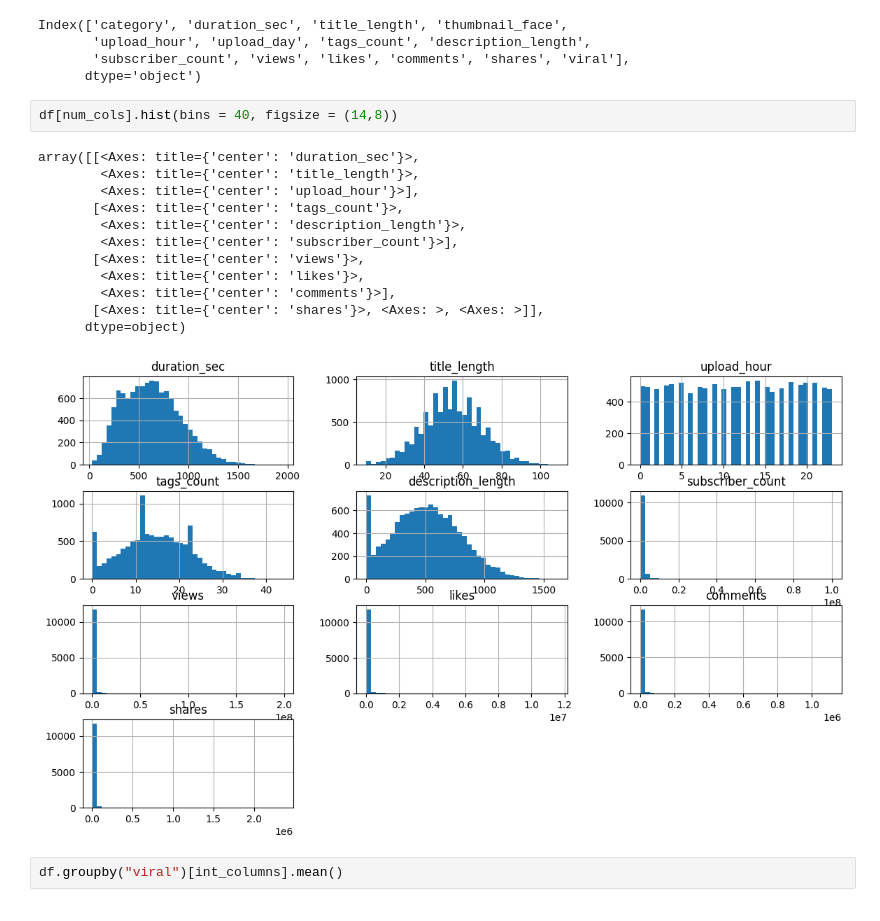
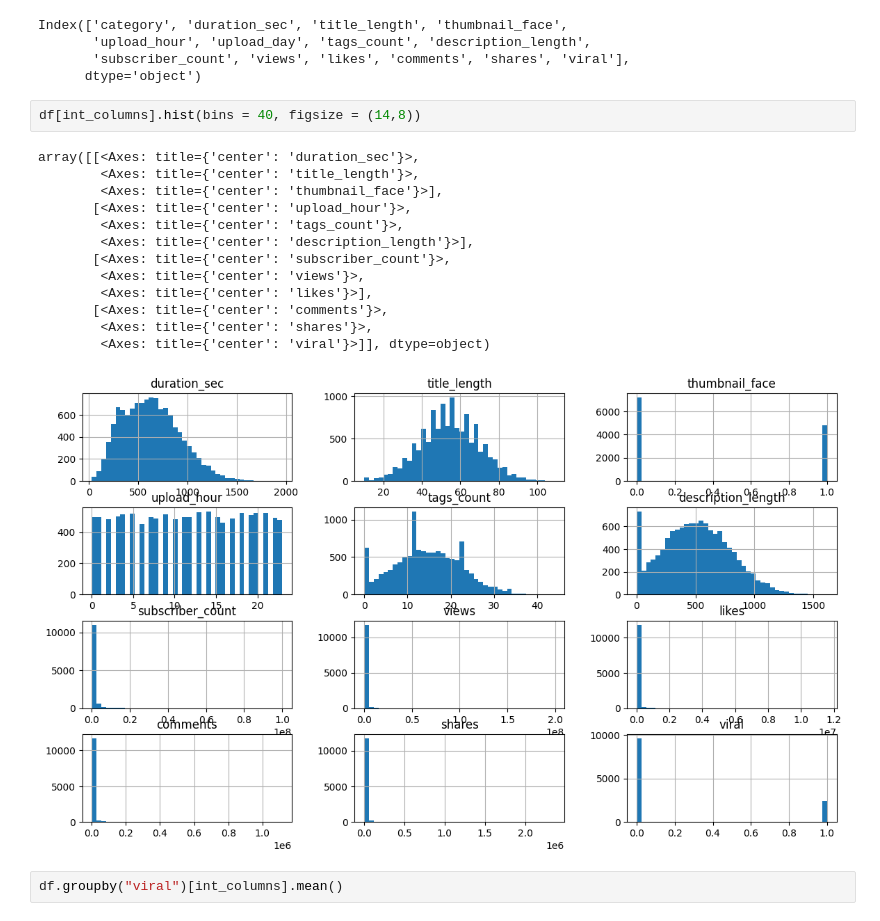
Before and after one commit to elonsobrevilla06-byte/Youtube_Virality, a Jupyter notebook: YoutubeViralOrNot_Model.ipynb, the cells around one changed output. Cells and saved outputs as stored; diff of their text form.

```diff
--- a/YoutubeViralOrNot_Model.ipynb
+++ b/YoutubeViralOrNot_Model.ipynb
@@ -173,20 +167,21 @@ Index(['category', 'duration_sec', 'title_length', 'thumbnail_face',
        'subscriber_count', 'views', 'likes', 'comments', 'shares', 'viral'],
       dtype='object')
 # %%
-df[num_cols].hist(bins = 40, figsize = (14,8))
+df[int_columns].hist(bins = 40, figsize = (14,8))
 # %% [output]
 array([[<Axes: title={'center': 'duration_sec'}>,
         <Axes: title={'center': 'title_length'}>,
-        <Axes: title={'center': 'upload_hour'}>],
-       [<Axes: title={'center': 'tags_count'}>,
-        <Axes: title={'center': 'description_length'}>,
-        <Axes: title={'center': 'subscriber_count'}>],
-       [<Axes: title={'center': 'views'}>,
-        <Axes: title={'center': 'likes'}>,
-        <Axes: title={'center': 'comments'}>],
-       [<Axes: title={'center': 'shares'}>, <Axes: >, <Axes: >]],
-      dtype=object)
+        <Axes: title={'center': 'thumbnail_face'}>],
+       [<Axes: title={'center': 'upload_hour'}>,
+        <Axes: title={'center': 'tags_count'}>,
+        <Axes: title={'center': 'description_length'}>],
+       [<Axes: title={'center': 'subscriber_count'}>,
+        <Axes: title={'center': 'views'}>,
+        <Axes: title={'center': 'likes'}>],
+       [<Axes: title={'center': 'comments'}>,
+        <Axes: title={'center': 'shares'}>,
+        <Axes: title={'center': 'viral'}>]], dtype=object)
-[figure, old version]
+[figure, new version]
 # %%
 df.groupby("viral")[int_columns].mean()
 # %% [output]
```
Also changed, not shown: parts of 29 cells of this notebook.
